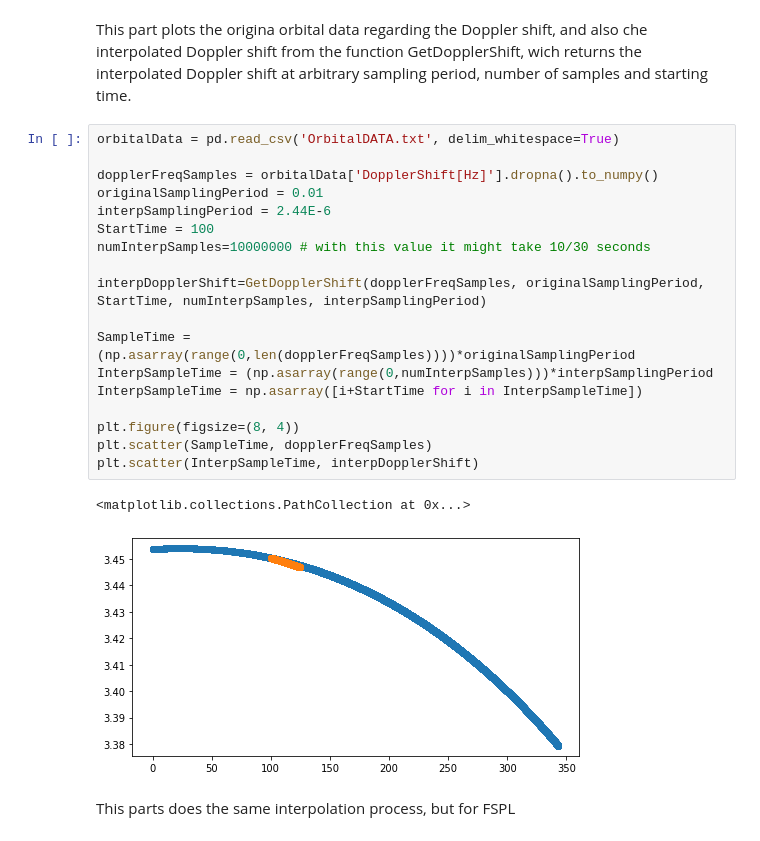
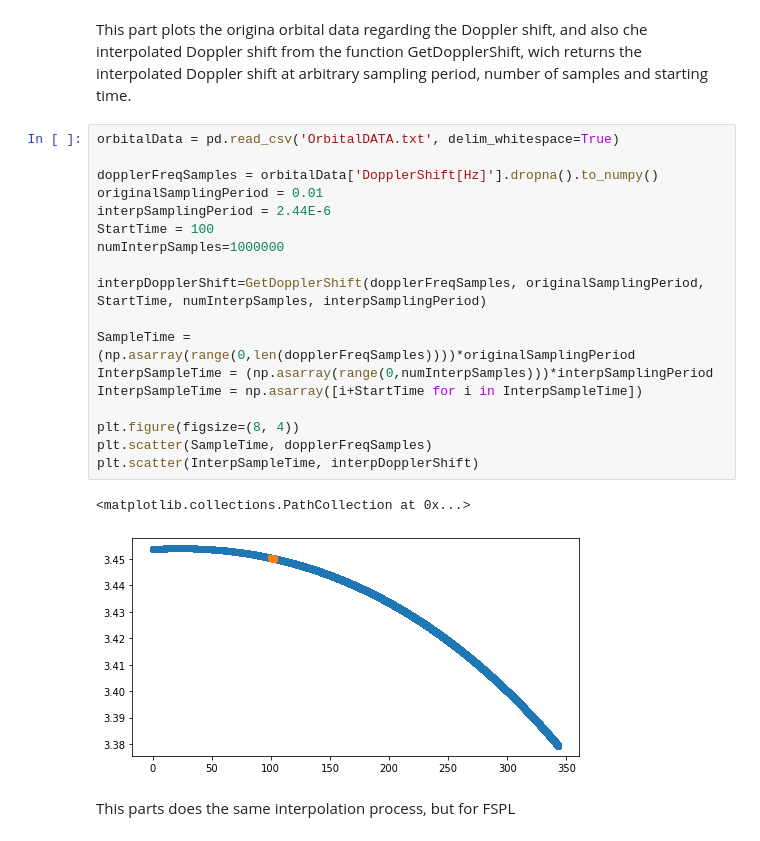
Before and after one commit to mattiasandri/usertransmitter, a Jupyter notebook: main.ipynb, the cells around one changed output. Cells and saved outputs as stored; diff of their text form.

```diff
--- a/main.ipynb
+++ b/main.ipynb
@@ -68,24 +68,24 @@ wich returns the interpolated Doppler shift at arbitrary sampling period, number
 # %%
 orbitalData = pd.read_csv('OrbitalDATA.txt', delim_whitespace=True)
 
 dopplerFreqSamples = orbitalData['DopplerShift[Hz]'].dropna().to_numpy()
 originalSamplingPeriod = 0.01
 interpSamplingPeriod = 2.44E-6
 StartTime = 100
-numInterpSamples=10000000 # with this value it might take 10/30 seconds
+numInterpSamples=1000000
 
 interpDopplerShift=GetDopplerShift(dopplerFreqSamples, originalSamplingPeriod, StartTime, numInterpSamples, interpSamplingPeriod)
 
 SampleTime = (np.asarray(range(0,len(dopplerFreqSamples))))*originalSamplingPeriod
 InterpSampleTime = (np.asarray(range(0,numInterpSamples)))*interpSamplingPeriod
 InterpSampleTime = np.asarray([i+StartTime for i in InterpSampleTime])
 
 plt.figure(figsize=(8, 4))
 plt.scatter(SampleTime, dopplerFreqSamples)
 plt.scatter(InterpSampleTime, interpDopplerShift)
 # %% [output]
 <matplotlib.collections.PathCollection at 0x...>
-[figure, old version]
+[figure, new version]
 # %% [markdown]
 This parts does the same interpolation process, but for FSPL
 # %%
```
Also changed, not shown: parts of 6 cells of this notebook, 4 other files.
